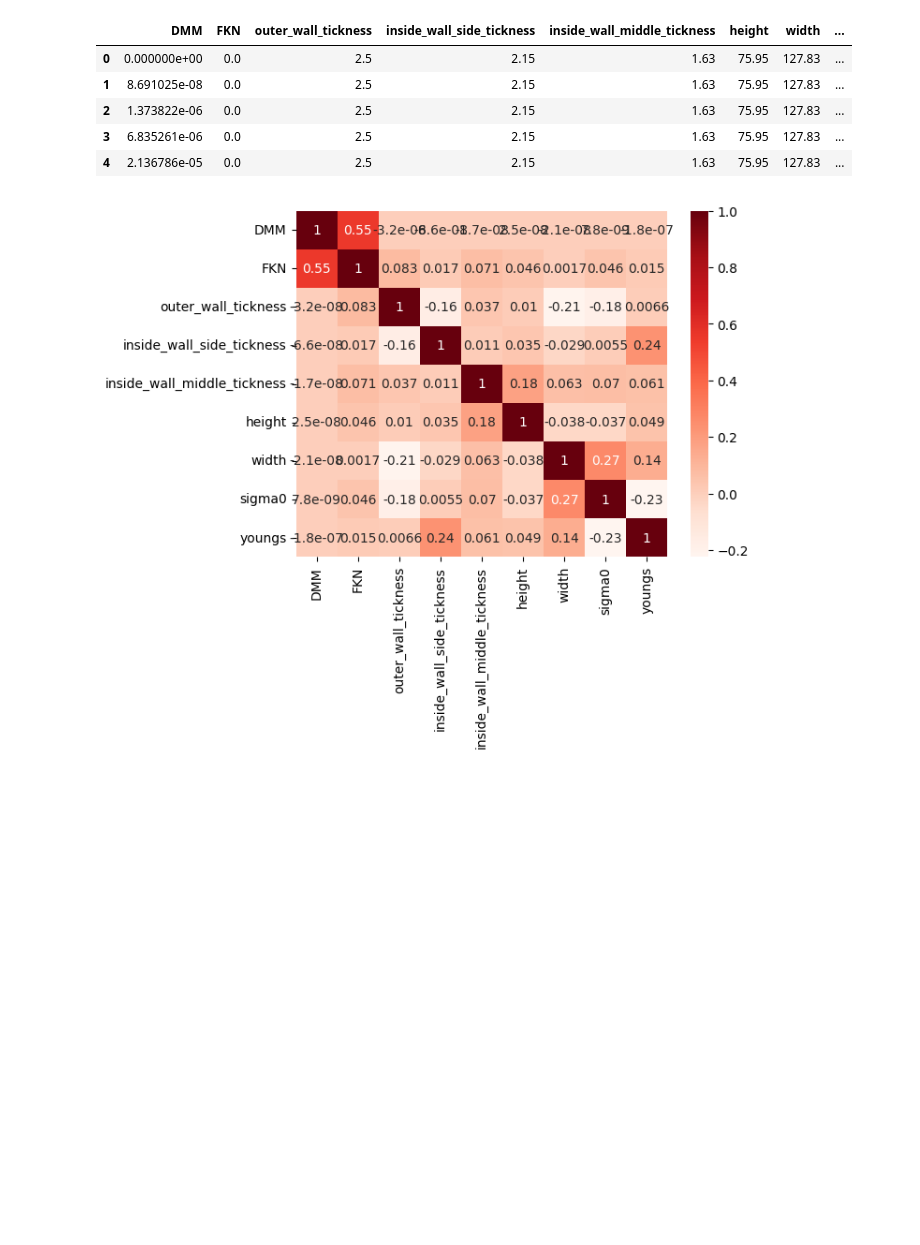
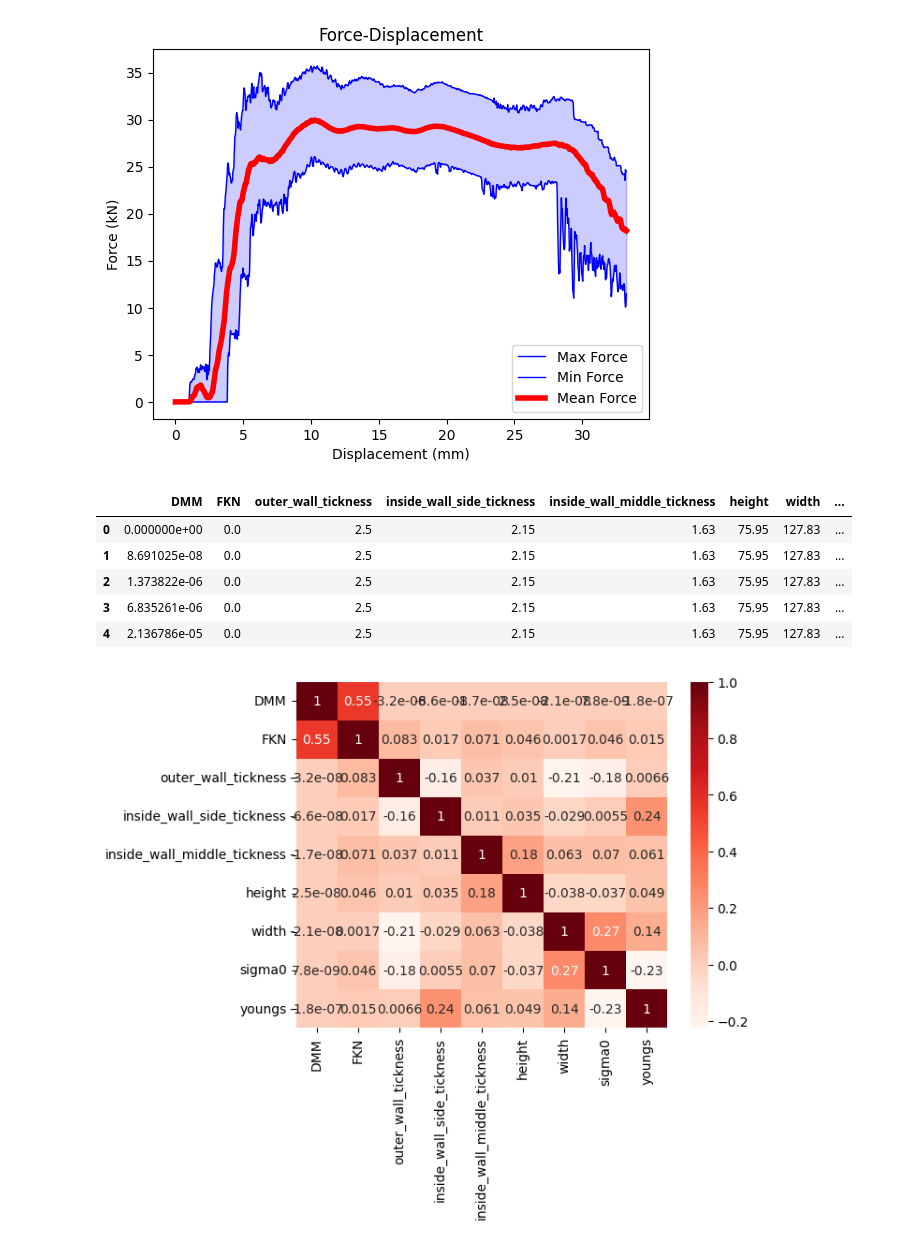
Before and after one commit to magnufoy/Surrogate-modeling, a Jupyter notebook: Bending anaysis.ipynb, the cells around one changed output. Drawn from its saved outputs; the diff is of its cells as text; code cells hidden in the pictures; blank space fills up the shorter version.

```diff
--- a/Bending anaysis.ipynb
+++ b/Bending anaysis.ipynb
@@ -15,3 +17,42 @@ Text(0, 0.5, 'Force (kN)')
+# %%
+# Assuming the files are in a folder called 'Simulation_BENDING/Results'
+folder_path = 'Simulation_BENDING/Results/BENDING_X_data.csv'
+file_pattern = os.path.join(folder_path, 'BENDING_*_data.csv')
+file_list = glob.glob(file_pattern)
+
+# Initialize lists to hold all the data
+all_force_data = []
+
+# Read each file and append the force data to the list
+for file in file_list:
+    df = pd.read_csv(file)
+    displacement = df['DMM']  # Assuming 'DMM' is the displacement column
+    force = df['FKN']         # Assuming 'FKN' is the force column
+    all_force_data.append(force)
+
+# Convert the list of series into a DataFrame
+force_data_df = pd.concat(all_force_data, axis=1)
+
+# Calculate max, min, and mean values across columns for each displacement
+max_force = force_data_df.max(axis=1)
+min_force = force_data_df.min(axis=1)
+mean_force = force_data_df.mean(axis=1)
+
+# Now plot these as functions of displacement
+plt.plot(displacement, max_force, label='Max Force', linewidth=1, color='blue')
+plt.plot(displacement, min_force, label='Min Force', linewidth=1, color='blue')
+plt.plot(displacement, mean_force, label='Mean Force', linewidth=4, color='red')
+plt.fill_between(displacement, min_force, max_force, color='blue', alpha=0.2)
+
+# Add labels and legend
+plt.xlabel('Displacement (mm)')
+plt.ylabel('Force (kN)')
+plt.title('Force-Displacement')
+plt.legend()
+
+plt.show()
+# %% [output]
+[figure, added]
 # %%
 parameters = pd.read_csv('Simulation_BENDING/parameters_v1.csv')
 combined_df = pd.DataFrame()
```
Also changed, not shown: parts of 3 cells of this notebook.
